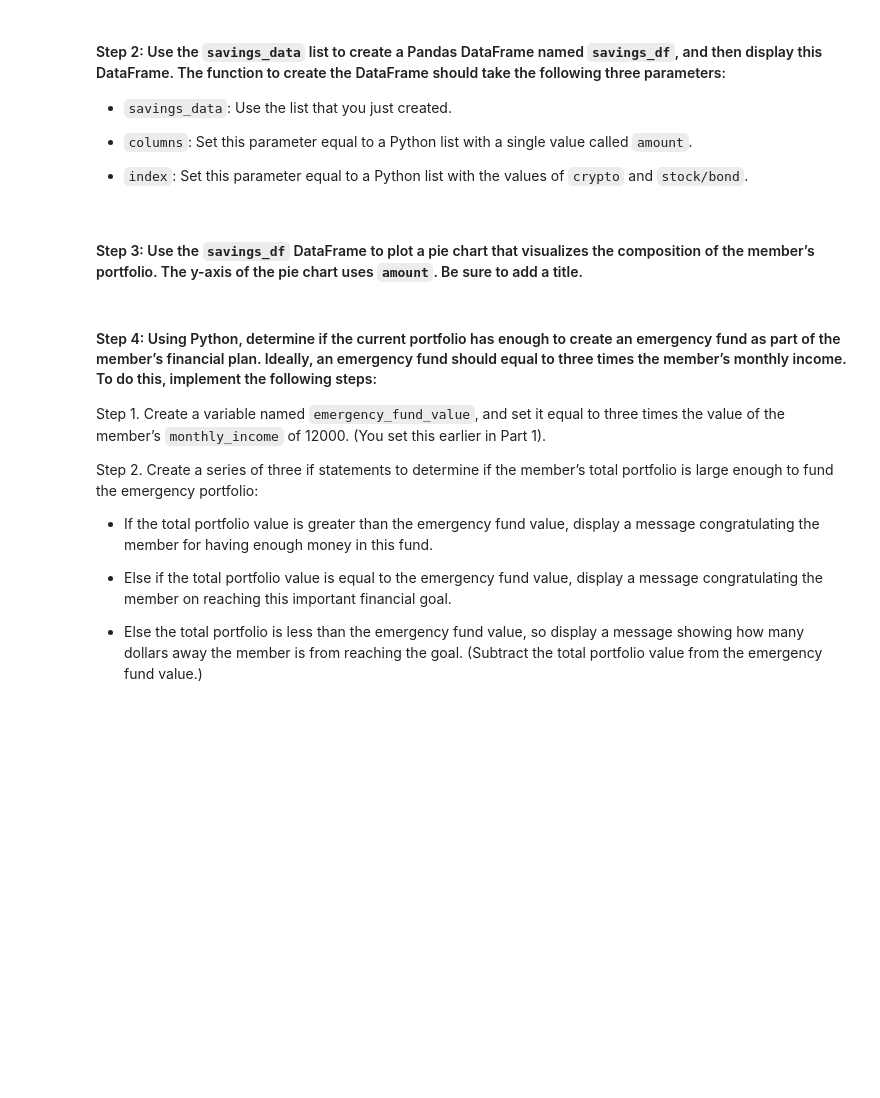
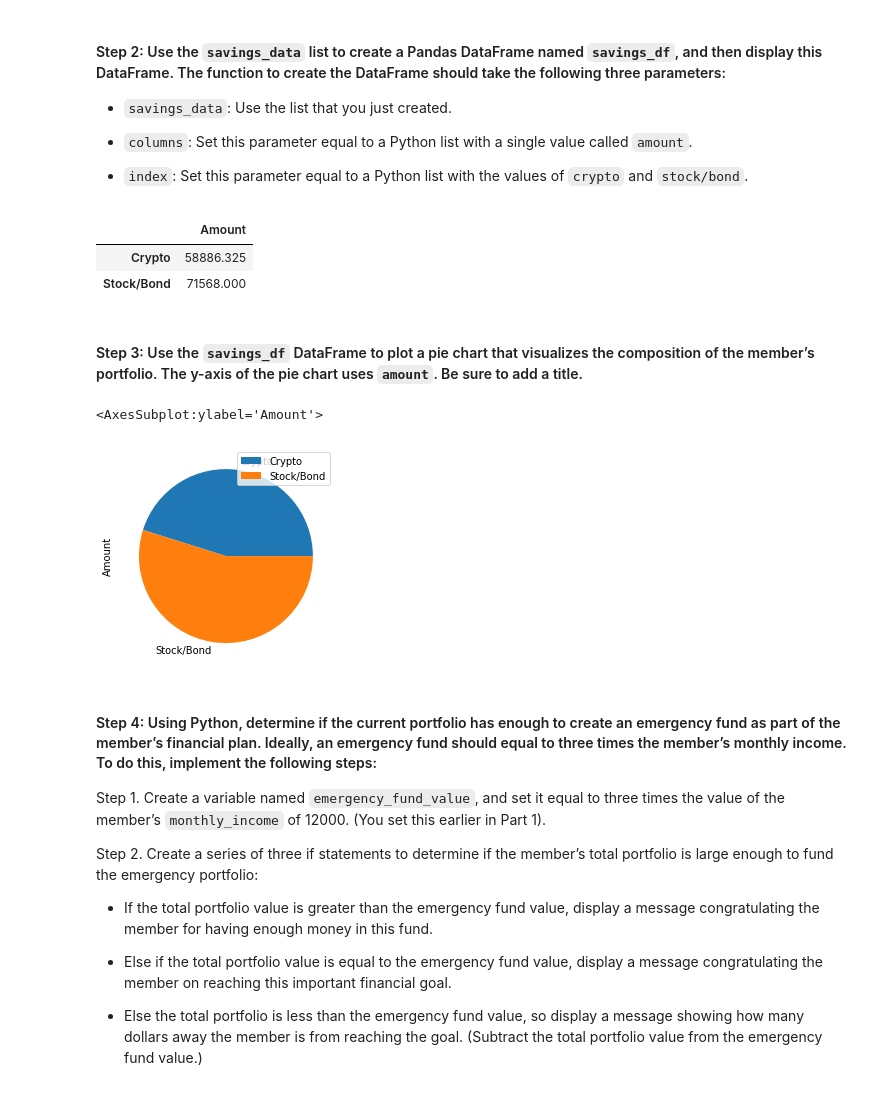
Before and after one commit to jpmaddox97/module_5_challenge, a Jupyter notebook: Starter_Code/financial_planning_tools.ipynb, the cells around one changed output. Drawn from its saved outputs; the diff is of its cells as text; code cells hidden in the pictures; blank space fills up the shorter version.

Commit message:
Made pie chart of the breakdown of the stock/bond portfolio and the crypto portfolio

```diff
--- a/Starter_Code/financial_planning_tools.ipynb
+++ b/Starter_Code/financial_planning_tools.ipynb
@@ -345,15 +345,22 @@ savings_data
 - `index`: Set this parameter equal to a Python list with the values of `crypto` and `stock/bond`.
 # %%
 # Create a Pandas DataFrame called savings_df
-# YOUR CODE HERE
+savings_df = pd.DataFrame(savings_data, columns=['Amount'], index=['Crypto', 'Stock/Bond'])
 
 # Display the savings_df DataFrame
-# YOUR CODE HERE
+savings_df
+# %% [output]
+|  | Amount |
+| Crypto | 58886.325 |
+| Stock/Bond | 71568.000 |
 # %% [markdown]
 #### Step 3: Use the `savings_df` DataFrame to plot a pie chart that visualizes the composition of the member’s portfolio. The y-axis of the pie chart uses `amount`. Be sure to add a title.
 # %%
 # Plot the total value of the member's portfolio (crypto and stock/bond) in a pie chart
-# YOUR CODE HERE
+savings_df.plot.pie(y='Amount')
+# %% [output]
+<AxesSubplot:ylabel='Amount'>
+[figure, added]
 # %% [markdown]
 #### Step 4: Using Python, determine if the current portfolio has enough to create an emergency fund as part of the member’s financial plan. Ideally, an emergency fund should equal to three times the member’s monthly income. To do this, implement the following steps:
 
```
